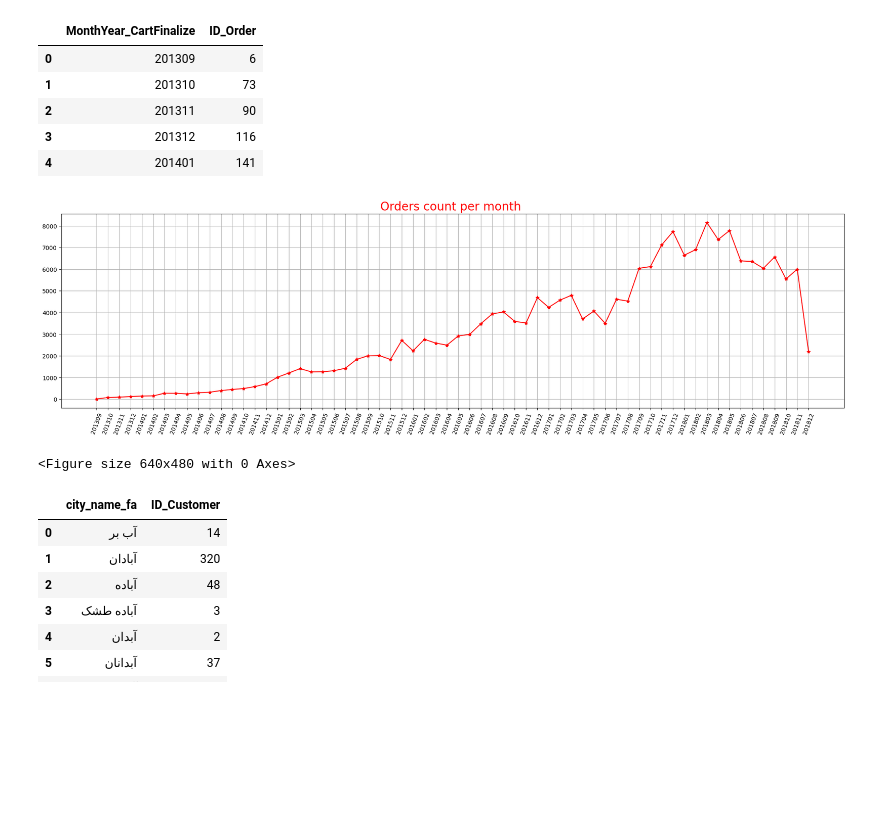
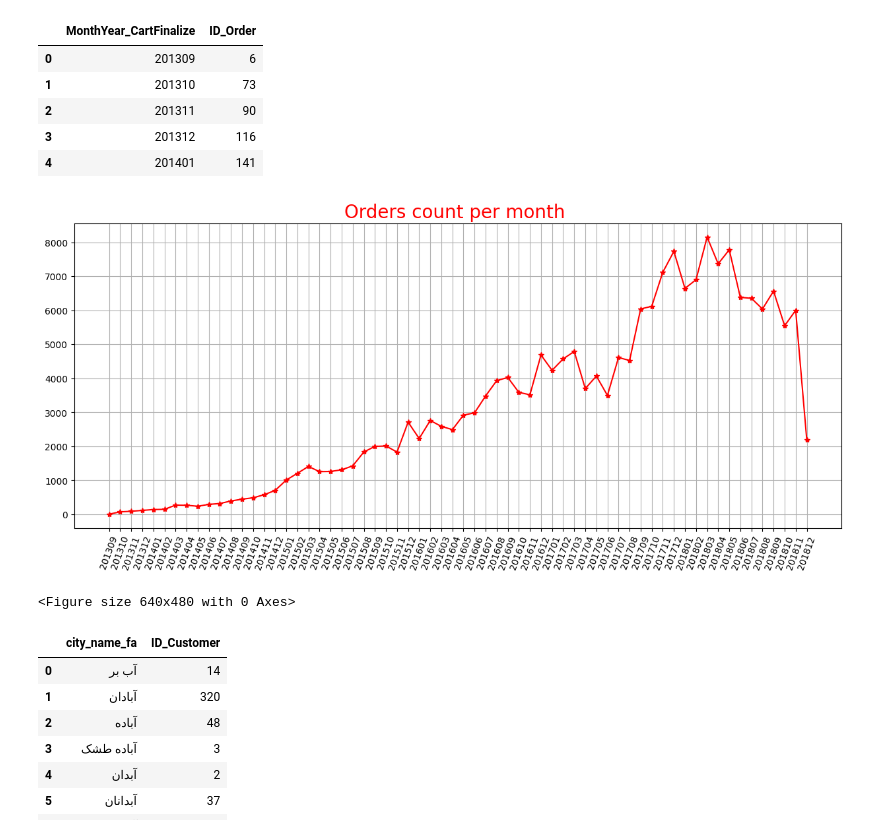
Before and after one commit to KhadijehValipour/MachineLearning2, a Jupyter notebook: digikala.ipynb, the cells around one changed output. Drawn from its saved outputs; the diff is of its cells as text; code cells hidden in the pictures; blank space fills up the shorter version.

```diff
--- a/digikala.ipynb
+++ b/digikala.ipynb
@@ -38,15 +38,15 @@ data_year_month.head()
 | 3 | 201312 | 116 |
 | 4 | 201401 | 141 |
 # %%
-plt.figure(figsize=(24,6))
+plt.figure(figsize=(15,6))
 plt.plot(data_year_month['MonthYear_CartFinalize'].to_numpy(dtype=(str)) , data_year_month['ID_Order'] , marker ='*' , color='red')
 plt.xticks(rotation=70)
 plt.grid()
 plt.title("Orders count per month " , color='red' , fontsize=20)
 plt.show()
 plt.savefig("plot1.png")
 # %% [output]
-[figure, old version]
+[figure, new version]
 <Figure size 640x480 with 0 Axes>
 # %%
 #Customers count per city
```
Also changed, not shown: parts of 1 cell of this notebook, 5 other files.
